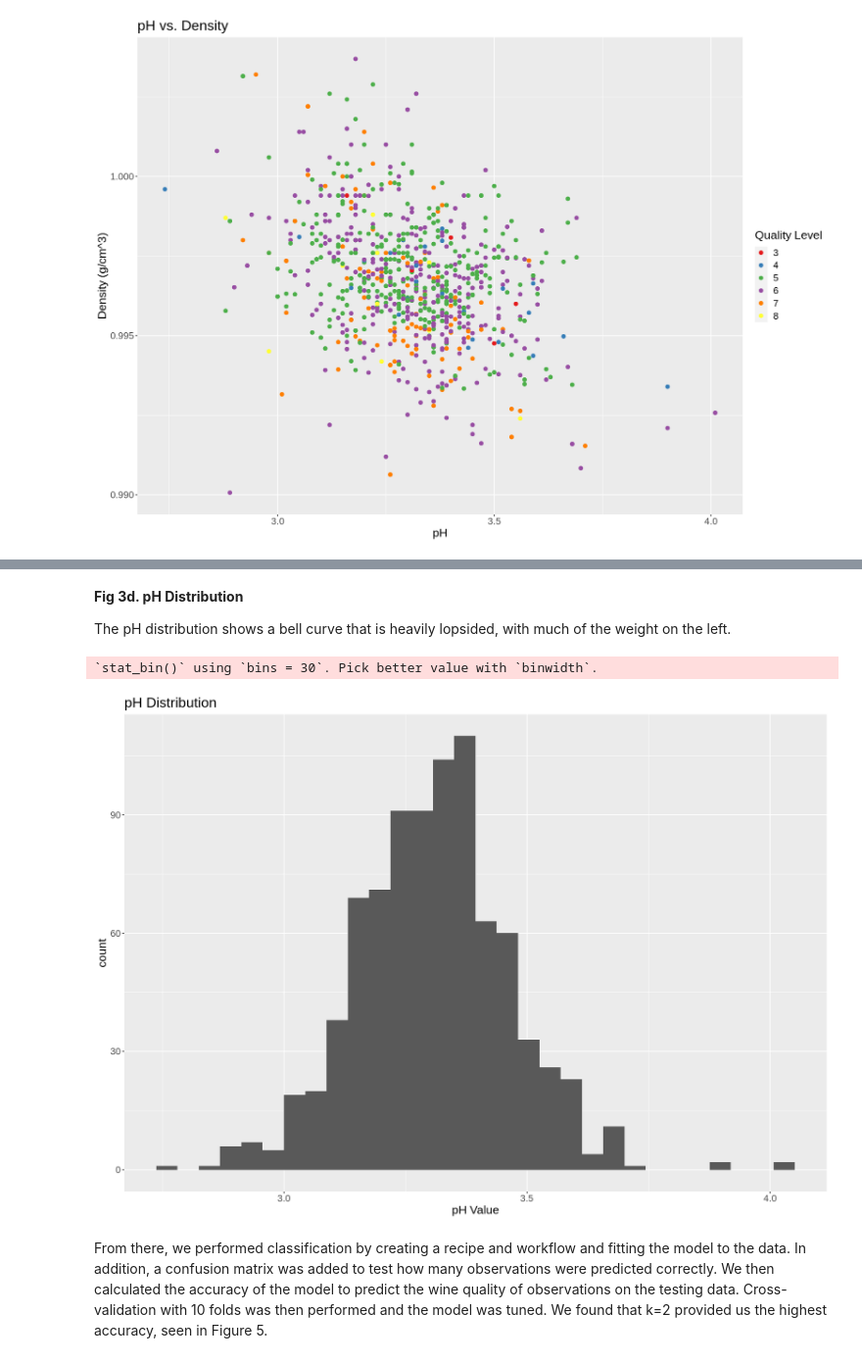
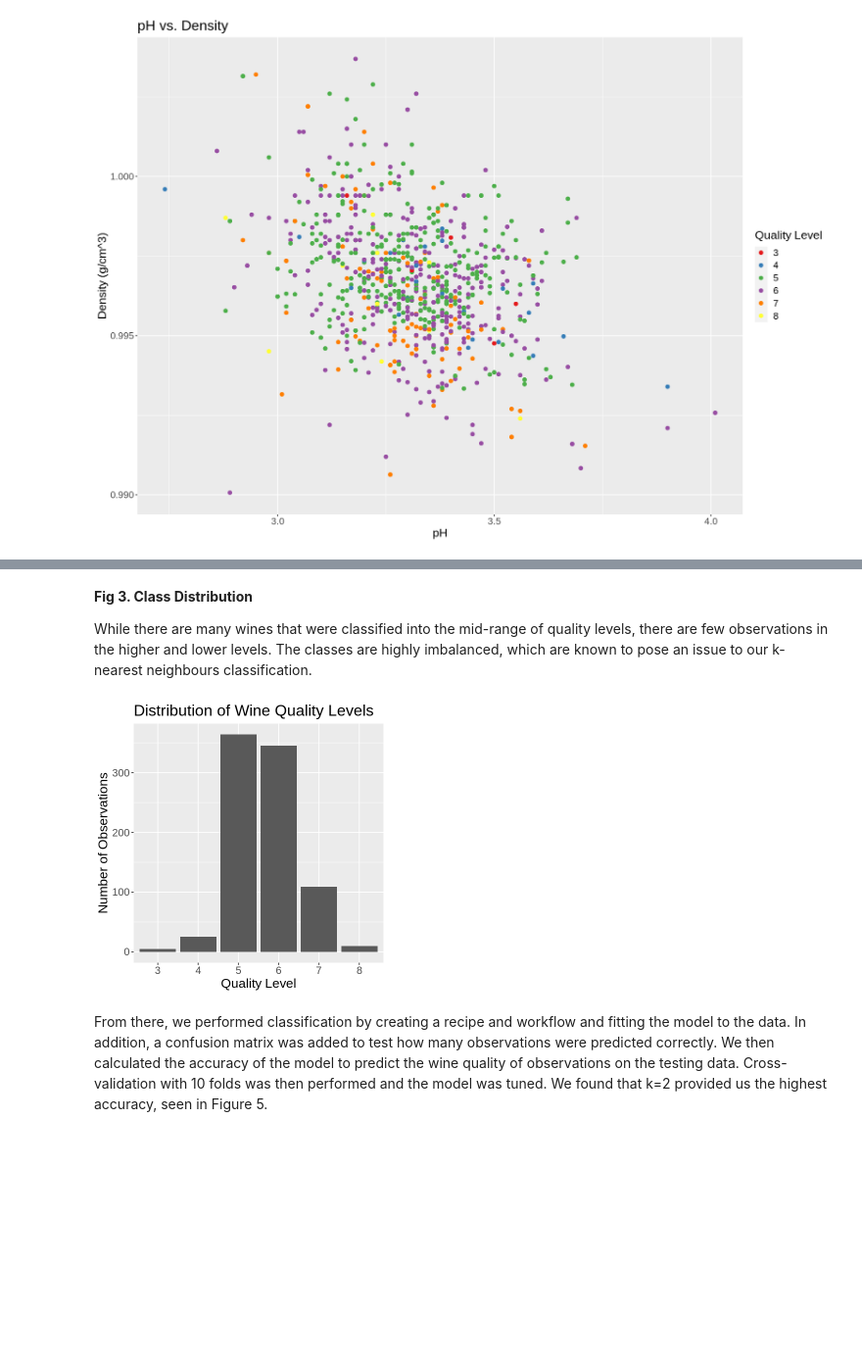
Before and after one commit to allisonml/DSCI-Proposal, a Jupyter notebook: project_proposal.ipynb, the cells around one changed output, grey strips where cells are left out. Shown at 98% size. Drawn from its saved outputs; the diff is of its cells as text; code cells hidden in the pictures; blank space fills up the shorter version.

Commit message:
Switched out for bar plot

```diff
--- a/project_proposal.ipynb
+++ b/project_proposal.ipynb
@@ -265,22 +210,23 @@ density_hist
-# %% [markdown]
-**Fig 3d. pH Distribution**
-
-The pH distribution shows a bell curve that is heavily lopsided, with much of the weight on the left.
-# %%
-options(repr.plot.width=14, repr.plot.height=10)
-
-# pH Histogram
-pH_hist <- training_data %>%
-    ggplot(aes(x=pH)) +
-    geom_histogram() +
-    theme(text = element_text(size = 16)) +
-    labs(x="pH Value")+
-    ggtitle("pH Distribution")
-
-pH_hist
-# %% [output]
-`stat_bin()` using `bins = 30`. Pick better value with `binwidth`.
-[figure, removed]
+# %% [markdown]
+**Fig 3. Class Distribution**
+
+While there are many wines that were classified into the mid-range of quality levels, there are few observations in the higher and lower levels. The classes are highly imbalanced, which are known to pose an issue to our k-nearest neighbours classification.
+# %%
+options(repr.plot.width=5, repr.plot.height=5)
+
+class_dist_plot <- training_data %>%
+    count(quality) %>%
+    ggplot(aes(x=quality, y=n)) +
+    geom_bar(stat="identity") +
+    labs(x= "Quality Level", y= "Number of Observations") +
+    ggtitle("Distribution of Wine Quality Levels") +
+    theme(text = element_text(size = 16)) +
+    scale_color_brewer(palette = "Set1")
+
+class_dist_plot
+# ggplot(data = training_data, aes(x=quality, y=)
+# %% [output]
+[figure, added]
 # %% [markdown]
 From there, we performed classification by creating a recipe and workflow and fitting the model to the data. In addition, a confusion matrix was added to test how many observations were predicted correctly. We then calculated the accuracy of the model to predict the wine quality of observations on the testing data. Cross-validation with 10 folds was then performed and the model was tuned. We found that k=2 provided us the highest accuracy, seen in Figure 5.
 # %%
```
Also changed, not shown: parts of 7 cells of this notebook.
